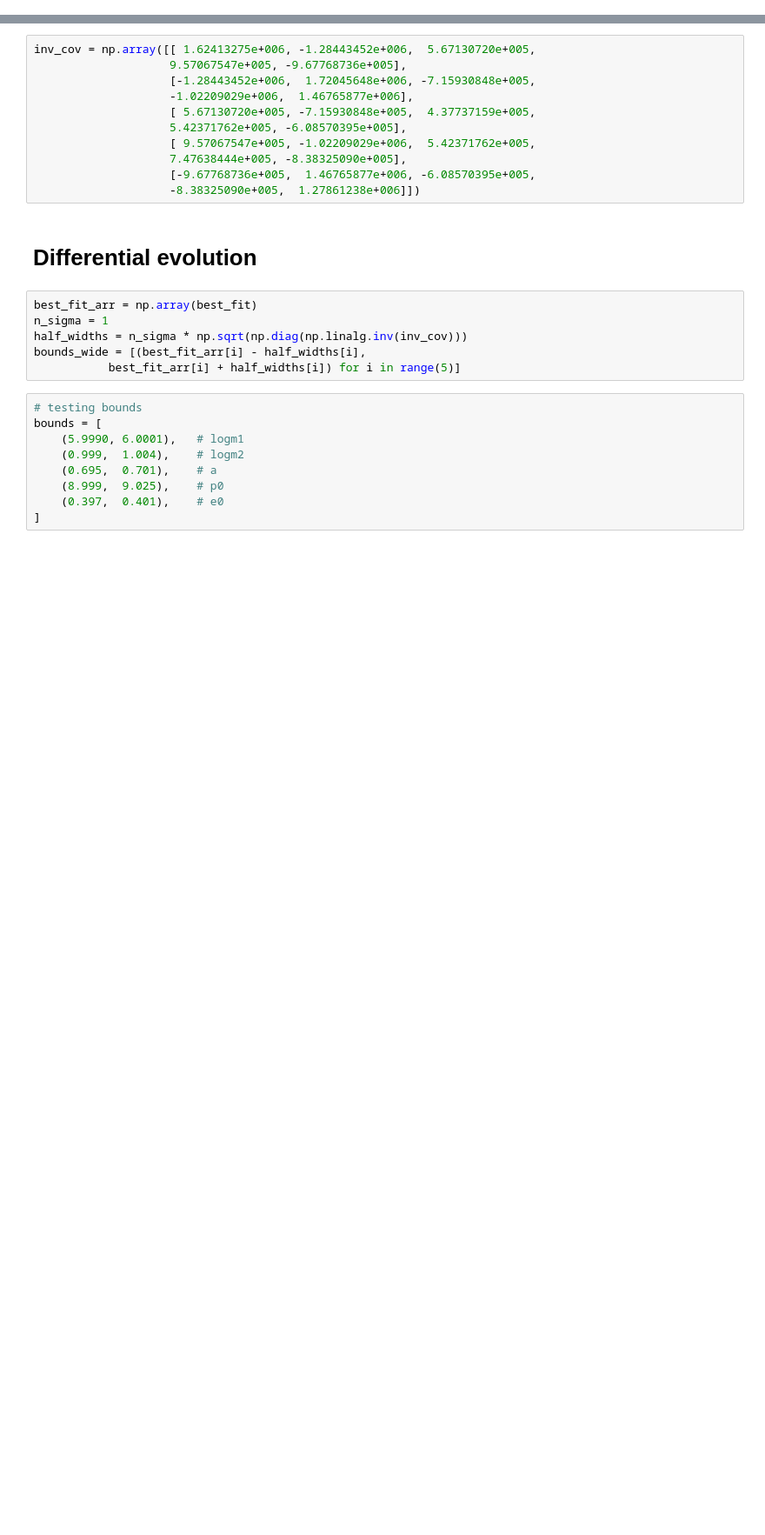
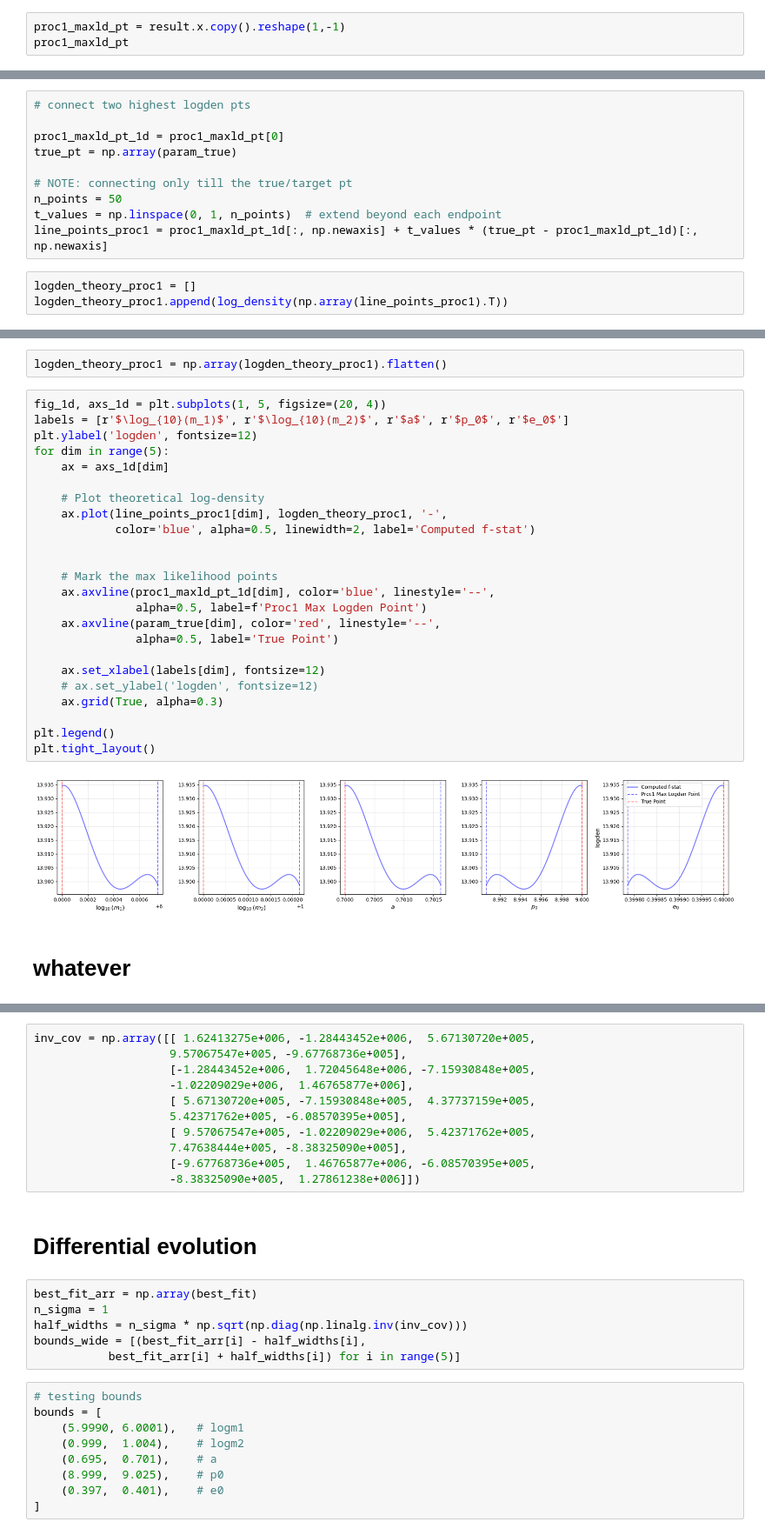
Before and after one commit to verasha/emri_search, a Jupyter notebook: work/search/intrinsic_ffunc_3mth_faceon_opt_simple.ipynb, the cells around one changed output, grey strips where cells are left out. Shown at 87% size. Drawn from its saved outputs; the diff is of its cells as text; blank space fills up the shorter version.

```diff
--- a/work/search/intrinsic_ffunc_3mth_faceon_opt_simple.ipynb
+++ b/work/search/intrinsic_ffunc_3mth_faceon_opt_simple.ipynb
@@ -232,0 +239,3 @@ print('logden:', -result.fun)
+# %%
+proc1_maxld_pt = result.x.copy().reshape(1,-1)
+proc1_maxld_pt
@@ -232,0 +244,13 @@ print('logden:', -result.fun)
+# %%
+# connect two highest logden pts
+
+proc1_maxld_pt_1d = proc1_maxld_pt[0]
+true_pt = np.array(param_true)
+
+# NOTE: connecting only till the true/target pt
+n_points = 50
+t_values = np.linspace(0, 1, n_points)  # extend beyond each endpoint
+line_points_proc1 = proc1_maxld_pt_1d[:, np.newaxis] + t_values * (true_pt - proc1_maxld_pt_1d)[:, np.newaxis]
+# %%
+logden_theory_proc1 = []
+logden_theory_proc1.append(log_density(np.array(line_points_proc1).T))
@@ -233,3 +275,33 @@ print('logden:', -result.fun)
+# %%
+logden_theory_proc1 = np.array(logden_theory_proc1).flatten()
+# %%
+fig_1d, axs_1d = plt.subplots(1, 5, figsize=(20, 4))
+labels = [r'$\log_{10}(m_1)$', r'$\log_{10}(m_2)$', r'$a$', r'$p_0$', r'$e_0$']
+plt.ylabel('logden', fontsize=12)
+for dim in range(5):
+    ax = axs_1d[dim]
+
+    # Plot theoretical log-density
+    ax.plot(line_points_proc1[dim], logden_theory_proc1, '-',
+            color='blue', alpha=0.5, linewidth=2, label='Computed f-stat')
+
+
+    # Mark the max likelihood points
+    ax.axvline(proc1_maxld_pt_1d[dim], color='blue', linestyle='--',
+               alpha=0.5, label=f'Proc1 Max Logden Point')
+    ax.axvline(param_true[dim], color='red', linestyle='--',
+               alpha=0.5, label='True Point')
+
+    ax.set_xlabel(labels[dim], fontsize=12)
+    # ax.set_ylabel('logden', fontsize=12)
+    ax.grid(True, alpha=0.3)
+
+plt.legend()
+plt.tight_layout()
+# %% [output]
+[figure, added]
+# %% [markdown]
+# whatever
 # %%
 import numpy as np
 import matplotlib.pyplot as plt
```
Also changed, not shown: parts of 11 cells of this notebook, 41 other files.
